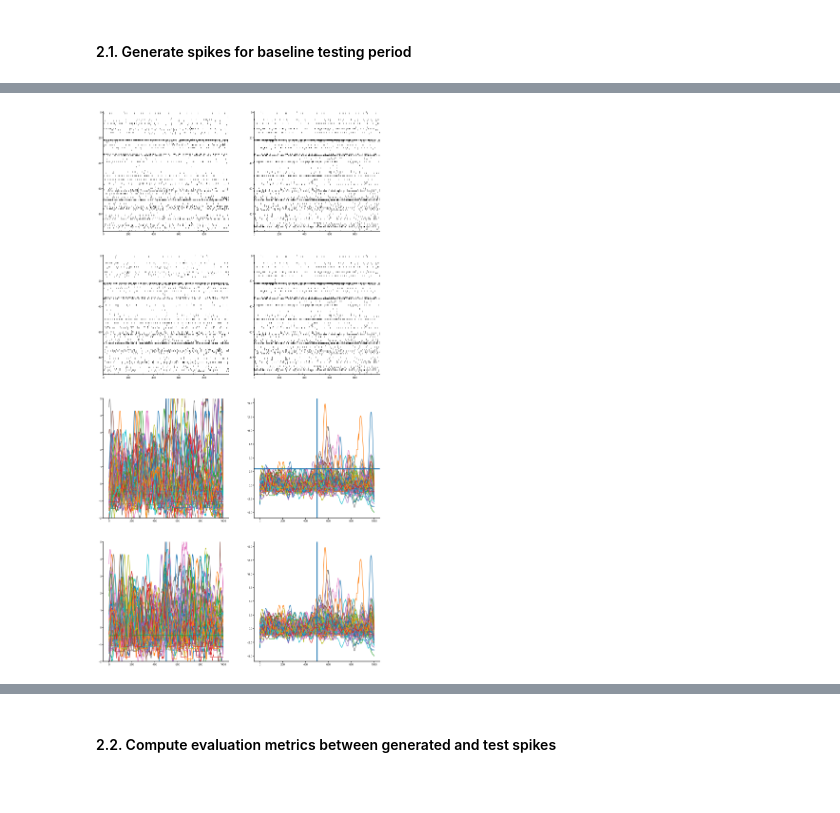
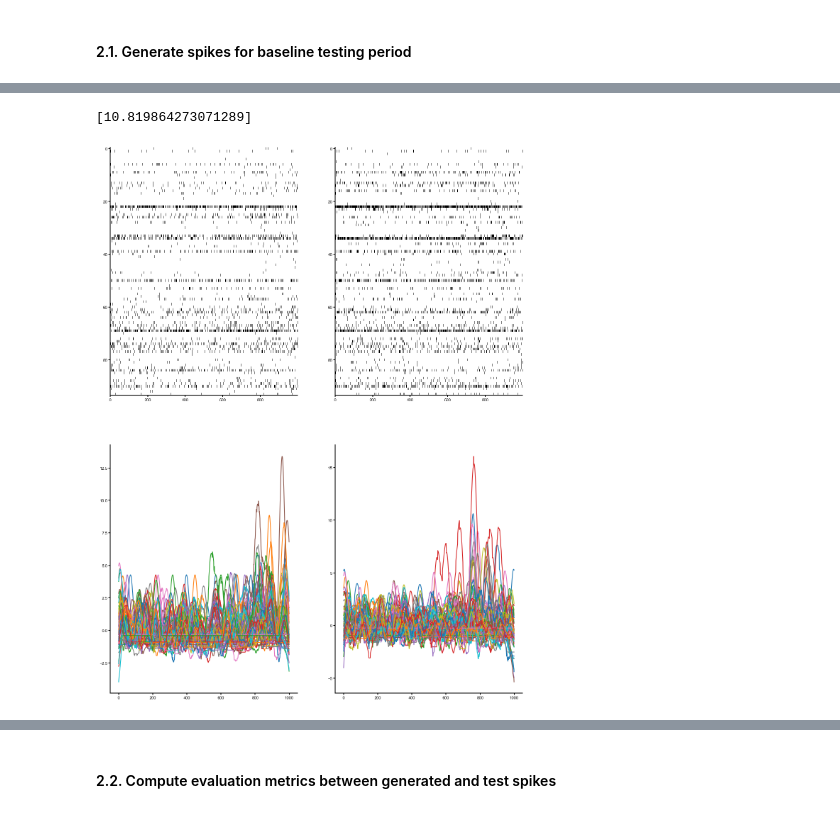
Before and after one commit to Matthijspals/mnm, a Jupyter notebook: train_scripts/recordings/compare_models.ipynb, the cells around one changed output, grey strips where cells are left out. Drawn from its saved outputs; the diff is of its cells as text; code cells hidden in the pictures.

```diff
--- a/train_scripts/recordings/compare_models.ipynb
+++ b/train_scripts/recordings/compare_models.ipynb
@@ -146,6 +168,7 @@ Test sample size: 7375
 spike_counts_pt_baseline, s_pt_baseline = get_block(spike_counts, neuromod_activity, t_start_post_trial, t_end_post_trial)
 dur_pt_baseline = s_pt_baseline.shape[0]
 print(dur_pt_baseline)
+spike_counts_pt_baseline = (spike_counts_pt_baseline - spike_counts_pt_baseline.mean()) / spike_counts_pt_baseline.std()
 #divide into train and test samples
 train_size_pt_baseline = int(dur_pt_baseline * 0.75)
 test_size_pt_baseline = dur_pt_baseline - train_size_pt_baseline
@@ -186,6 +216,8 @@ for t in airpuff_trial_times:
     t_s = t / 50.0 #convert back to seconds
     t_start, t_end = t_s - 10, t_s + 10
     spike_counts_airpuff, s_airpuff = get_block(spike_counts, neuromod_activity, t_start, t_end)
+    # z-score
+    spike_counts_airpuff = (spike_counts_airpuff - spike_counts_airpuff.mean()) / spike_counts_airpuff.std()
     seq_len = spike_counts_airpuff.shape[1]
     print(t_start, t_end, seq_len)
     # append to test samples
@@ -260,0 +303,6 @@ using acausal constant padding
+# %%
+models = {}
+vae, params, task_params, training_params = load_model(f'../../models/dtt/dtt_additive_rank_3_94_gauss')
+models[('additive', 3, 94, 'gauss')] = vae
+vae, params, task_params, training_params = load_model(f'../../models/dtt/dtt_None_rank_3_94_gauss')
+models[('None', 3, 94, 'gauss')] = vae
@@ -314,0 +412,6 @@ torch.Size([1000, 94])
+# %%
+from scipy.stats import pearsonr
+pearson_rs = []
+for i in range(94):
+    pearson_rs.append(pearsonr(spike_preds[model_1][i, :].detach(), task.data_eval[block_start:block_end, i]))
+np.array(pearson_rs)
@@ -315,51 +468,55 @@ torch.Size([1000, 94])
+# %%
+kl_div
+# %% [output]
+[10.819864273071289]
 # %%
-fig, ax = plt.subplots(4, 2, figsize=(15, 30))
+fig, ax = plt.subplots(2, 2, figsize=(15, 20))
 
 block_idx = 4
-model_1 = ('None', 3, 94, 'unfiltered', block_idx)
-model_2 = ('additive', 3, 256, 'unfiltered', block_idx)
+model_1 = ('additive', 3, 94, '', block_idx)
+# model_2 = ('additive', 3, 256, 'unfiltered', block_idx)
 
 block_start, block_end = task.seq_periods_eval[block_idx]
 
 # convolve with a gaussian kernel
 kernel_size = 50
 sigma = 15
 gaussian_kernel = gaussian(kernel_size, sigma)
 gaussian_kernel /= gaussian_kernel.sum()
 
 ax[0, 0].imshow(spike_preds[model_1].T, aspect='auto', cmap='Greys', interpolation="none", vmax=1)
 ax[0, 1].imshow(task.data_eval[block_start:block_end, :].T, aspect='auto', cmap='Greys', interpolation='none', vmax=1)
 
-ax[1, 0].imshow(spike_preds[model_2].T, aspect='auto', cmap='Greys', interpolation="none", vmax=1)
-ax[1, 1].imshow(task.data_eval[block_start:block_end, :].T, aspect='auto', cmap='Greys', interpolation='none', vmax=1)
+# ax[1, 0].imshow(spike_preds[model_2].T, aspect='auto', cmap='Greys', interpolation="none", vmax=1)
+# ax[1, 1].imshow(task.data_eval[block_start:block_end, :].T, aspect='auto', cmap='Greys', interpolation='none', vmax=1)
 
     # ax[i, 0].set_title(f'Generated Spikes: {model}. Baseline period {i}')
     # ax[i, 1].set_title('Spikes from DTT')
 for i in range(model_1[2]):
     conv_gen_1 = convolve(spike_preds[model_1][:, i], gaussian_kernel, mode='same')
-    conv_gen_2 = convolve(spike_preds[model_2][:, i], gaussian_kernel, mode='same')
+#     conv_gen_2 = convolve(spike_preds[model_2][:, i], gaussian_kernel, mode='same')
 
     conv_test = convolve(task.data_eval[block_start:block_end, i], gaussian_kernel, mode='same')
     partial_idx = len(conv_gen_1) // 2
     conv_gen_1 = (conv_gen_1 - conv_gen_1[:partial_idx].mean()) / conv_gen_1[:partial_idx].std()
-    conv_gen_2 = (conv_gen_2 - conv_gen_2[:partial_idx].mean()) / conv_gen_2[:partial_idx].std()
+#     conv_gen_2 = (conv_gen_2 - conv_gen_2[:partial_idx].mean()) / conv_gen_2[:partial_idx].std()
 
     conv_test = (conv_test - conv_test[:partial_idx].mean()) / conv_test[:partial_idx].std()
 
-    ax[2, 0].plot(conv_gen_1)
-    ax[2, 1].plot(conv_test)
-    ax[2, 0].axvline(len(conv_gen_1) / 2)
-    ax[2, 1].axvline(len(conv_test) / 2)
-    ax[2, 1].axhline(3)
-    ax[2, 0].set_ylim([-2, 5])
-    ax[3, 0].set_ylim([-2, 5])
+    ax[1, 0].plot(conv_gen_1)
+    ax[1, 1].plot(conv_test)
+#     ax[2, 0].axvline(len(conv_gen_1) / 2)
+#     ax[2, 1].axvline(len(conv_test) / 2)
+#     ax[2, 1].axhline(3)
+#     # ax[2, 0].set_ylim([-2, 5])
+#     # ax[3, 0].set_ylim([-2, 5])
 
-    ax[3, 0].plot(conv_gen_2)
-    ax[3, 1].plot(conv_test)
-    ax[3, 0].axvline(len(conv_gen_2) / 2)
-    ax[3, 1].axvline(len(conv_test) / 2)
+#     ax[3, 0].plot(conv_gen_2)
+#     ax[3, 1].plot(conv_test)
+#     ax[3, 0].axvline(len(conv_gen_2) / 2)
+#     ax[3, 1].axvline(len(conv_test) / 2)
 # %% [output]
-[figure, old version]
+[figure, new version]
 # %%
 plt.plot(neuromod_activity)
 # %% [output]
```
Also changed, not shown: parts of 39 cells of this notebook, 4 other files.
